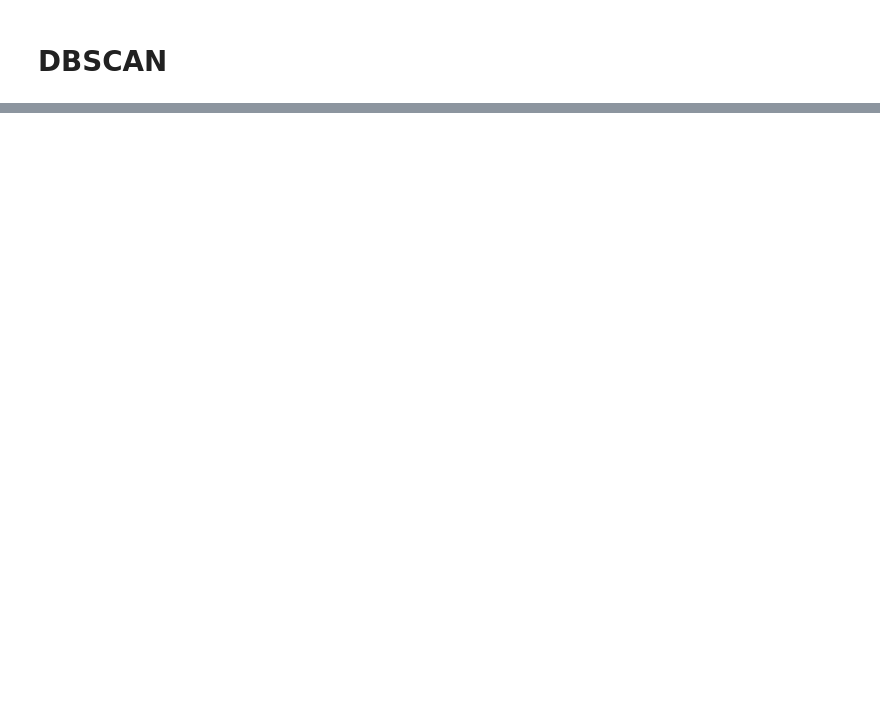
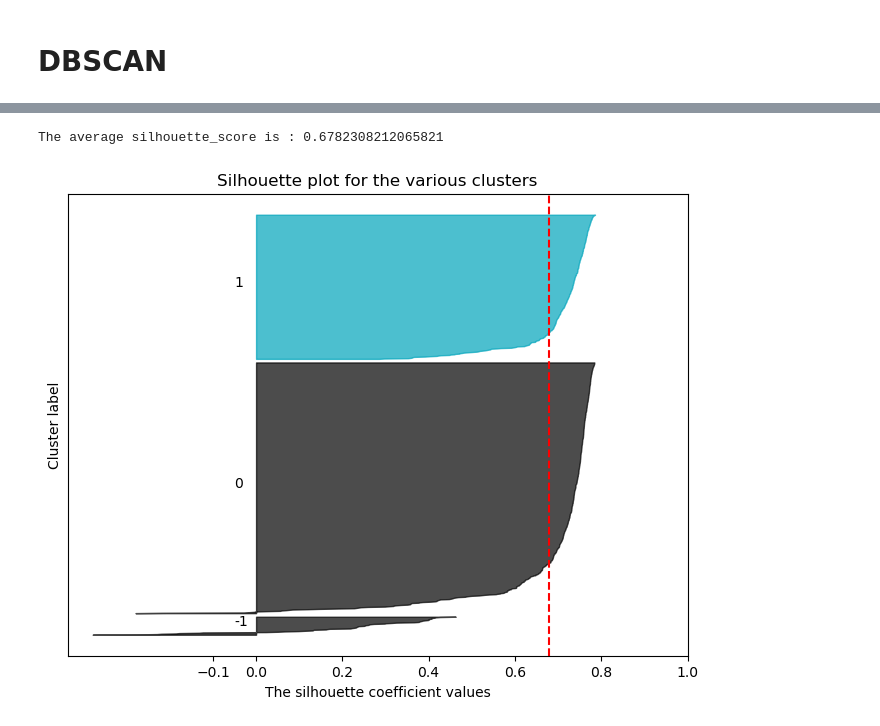
Before and after one commit to Bhanuteja917/ClusteringClinicalTrails, a Jupyter notebook: clustering.ipynb, the cells around one changed output, grey strips where cells are left out. Drawn from its saved outputs; the diff is of its cells as text; code cells hidden in the pictures; blank space fills up the shorter version.

```diff
--- a/clustering.ipynb
+++ b/clustering.ipynb
@@ -708,24 +722,0 @@ AttributeError: 'DataFrame' object has no attribute 'append'
-# %%
-import pandas
-
-X_pca_bluebert = pd.DataFrame(X_pca_bluebert)
-X_pca_bluebert = X_pca_bluebert.sort_values(by=list(np.arange(0,256)), ascending=True)
-dist_df = pandas.DataFrame(columns=['index', 'distance'])
-for i in range(0, len(X_pca_bluebert)-1):
-    dist = np.linalg.norm(X_pca_bluebert.iloc[i] - X_pca_bluebert.iloc[i+1])
-    dist_df = dist_df.append({'index': i, 'distance': dist}, ignore_index=True)
-
-dist_df = dist_df.sort_values(by=['distance'], ascending=False)
-plt.plot(dist_df['index'], dist_df['distance'])
-plt.title('Distance plot')
-plt.xlabel('Index')
-plt.ylabel('Distance')
-plt.show()
-
-dist_df1 = dist_df[dist_df['distance'] < 0.5]
-dist_df1 = dist_df1.sort_values(by=['distance'], ascending=True)
-plt.plot(dist_df1['index'], dist_df1['distance'])
-plt.title('Distance plot')
-plt.xlabel('Index')
-plt.ylabel('Distance')
-plt.show()
@@ -743,0 +723,10 @@ X_pca_bluebert.head()
+# %%
+db=DBSCAN(eps=13,min_samples=186, metric='euclidean').fit(X_pca_bluebert)
+core_samples_mask=np.zeros_like(db.labels_,dtype=bool)
+core_samples_mask[db.core_sample_indices_]=True
+labels=db.labels_
+silhouette_avg=silhouette_score(X_pca_bluebert,labels)
+plot_silhouette_samples(X_pca_bluebert, labels)
+# %% [output]
+The average silhouette_score is : 0.6782308212065821
+[figure, added]
```
Also changed, not shown: parts of 27 cells of this notebook, 4 other files.
